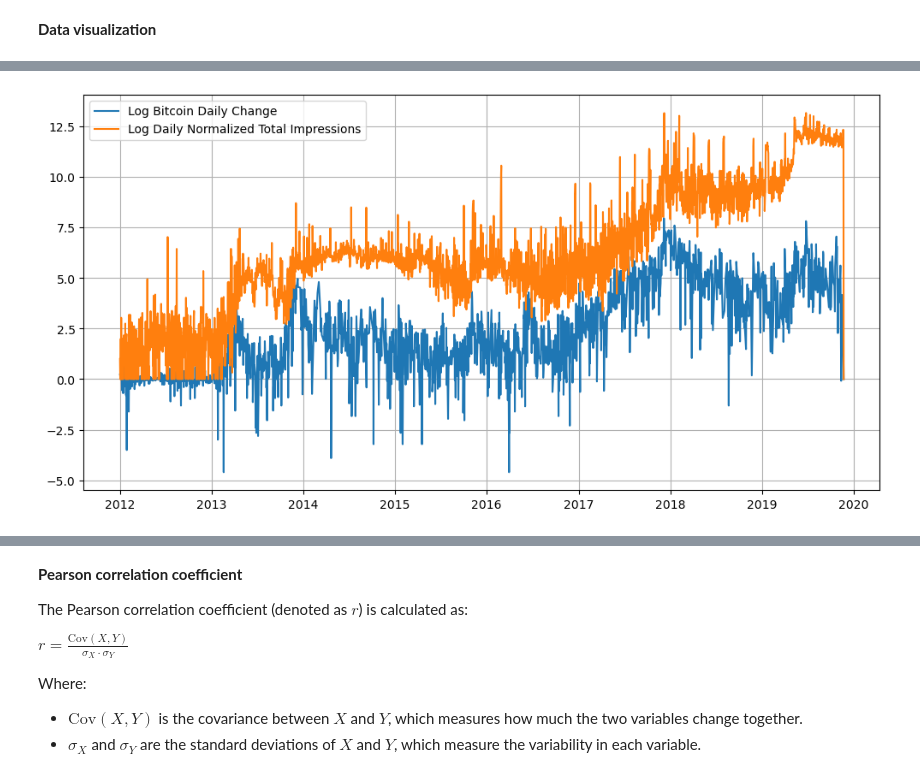
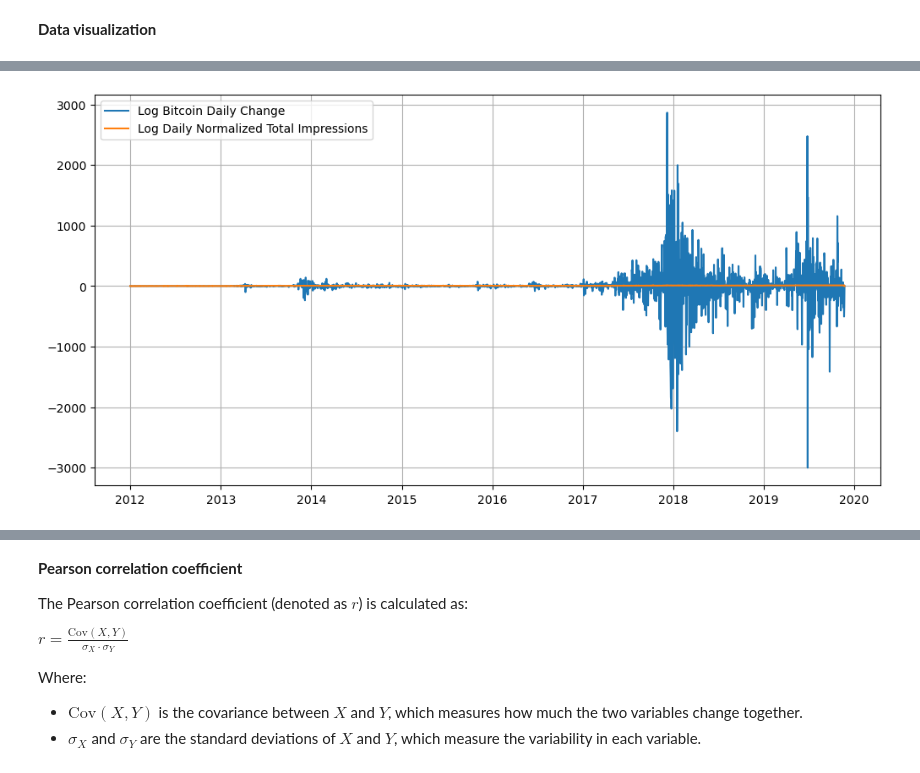
Before and after one commit to finn-prins/Scientific-Data-Analysis-Project, a Jupyter notebook: team_11.ipynb, the cells around one changed output, grey strips where cells are left out. Drawn from its saved outputs; the diff is of its cells as text; code cells hidden in the pictures.

```diff
--- a/team_11.ipynb
+++ b/team_11.ipynb
@@ -111,18 +109,29 @@ impressions = tweet.groupby('date').agg(
     replies=('replies', 'sum'),  # Sum of replies per day
     retweets=('retweets', 'sum'),  # Sum of retweets per day
 ).reset_index()
-# Calculate average likes, replies and retweets
+
+# Calculate average likes, replies, and retweets
 avg_likes = tweet['likes'].mean()
 avg_replies = tweet['replies'].mean()
 avg_retweets = tweet['retweets'].mean()
-# Print average likes, replies and retweets
+
+# Print average likes, replies, and retweets
 print(f"Average likes: {avg_likes}")
 print(f"Average replies: {avg_replies}")
 print(f"Average retweets: {avg_retweets}")
+
 # Add normalized total impressions
 impressions['total'] = 1 / avg_likes * impressions['likes'] + \
-                             1 / avg_replies * impressions['replies'] + \
-                             1 / avg_retweets * impressions['retweets']
+                       1 / avg_replies * impressions['replies'] + \
+                       1 / avg_retweets * impressions['retweets']
+
+tweet['sentiment'] = (tweet['likes'] / avg_likes +
+                      tweet['replies'] / avg_replies +
+                      tweet['retweets'] / avg_retweets) * tweet['sentiment']
+
+# Group sentiment by date and assign to impressions
+impressions['sentiment'] = tweet.groupby('date')['sentiment'].sum().values
+
 
 print(f"Length: {len(impressions)}")
 print(impressions.head())
@@ -230,6 +241,7 @@ def vader_sentiment(text):
 # %% [markdown]
 **Data visualization**
 # %%
+
 from statsmodels.tsa.stattools import adfuller
 
 date_range = pd.date_range(start=start_day, end=end_day)
@@ -247,63 +259,69 @@ bitcoin = bitcoin.fillna(0)
 # Adding 1 to avoid log(0) and interpolting for missing values
 log_price = np.log(bitcoin['price'] + 1).interpolate(method='linear')
 log_volume = np.log(bitcoin['volume'] + 1).interpolate(method='linear')
-log_change = np.log(bitcoin['change'] + 1).interpolate(method='linear')
 log_impressions = np.log(impressions['total'] + 1).interpolate(method='linear')
+log_sentiment = np.log(impressions['sentiment'] + 1).interpolate(method='linear')
 
 adf_price = adfuller(log_price)
 adf_volume = adfuller(log_volume)
-adf_change = adfuller(log_change)
+adf_change = adfuller(bitcoin['change'])
 adf_impressions = adfuller(log_impressions)
+adf_sentiment = adfuller(log_sentiment)
 
 print(f"Price ADF: {adf_price[0]}, cutoff: {adf_price[4]}")
 print(f"Volume ADF: {adf_volume[0]}, cutoff: {adf_volume[4]}")
 print(f"Change ADF: {adf_change[0]}, cutoff: {adf_change[4]}")
 print(f"Impressions ADF: {adf_impressions[0]}, cutoff: {adf_impressions[4]}")
+print(f"Sentiment ADF: {adf_sentiment[0]}, cutoff: {adf_sentiment[4]}")
 
 
+# Log Bitcoin price vs log total impressions
+plt.figure(figsize=(12, 6))
+plt.plot(date_range, log_impressions, label='Log Daily Normalized Total Impressions', color='#ff7f0e')
+plt.plot(date_range, log_price, label='Log Bitcoin Daily Price', color='#1f77b4')
+plt.legend()
+plt.grid(True)
+plt.show()
 
+# Log Bitcoin volume vs log total impressions
+plt.figure(figsize=(12, 6))
+plt.plot(date_range, log_impressions, label='Log Daily Normalized Total Impressions', color='#ff7f0e')
+plt.plot(date_range, log_volume, label='Log Bitcoin Daily Volume', color='#1f77b4')
+plt.legend()
+plt.grid(True)
+plt.show()
 
-# plt.figure(figsize=(12, 6))
-# plt.plot(bitcoin['date'], bitcoin['price'], label='Bitcoin Daily Price')
-# plt.plot(impressions['date'], impressions['total'], label='Daily Normalized Total Impressions')
-# plt.legend()
-# plt.grid(True)
-# plt.show()
-
+# Bitcoin change vs log total impressions
 plt.figure(figsize=(12, 6))
-plt.plot(bitcoin['date'], log_price, label='Log Bitcoin Daily Price')
-plt.plot(impressions['date'], log_impressions, label='Log Daily Normalized Total Impressions')
+plt.plot(date_range, bitcoin['change'], label='Log Bitcoin Daily Change', color='#1f77b4')
+plt.plot(date_range, log_impressions, label='Log Daily Normalized Total Impressions', color='#ff7f0e')
 plt.legend()
 plt.grid(True)
 plt.show()
 
 
-# plt.figure(figsize=(12, 6))
-# plt.plot(bitcoin['date'], bitcoin['volume'], label='Bitcoin Daily Price')
-# plt.plot(impressions['date'], impressions['total'], label='Daily Normalized Total Impressions')
-# plt.legend()
-# plt.grid(True)
-# plt.show()
 
+# Log Bitcoin price vs log sentiment magnitude
 plt.figure(figsize=(12, 6))
-plt.plot(bitcoin['date'], log_volume, label='Log Bitcoin Daily Volume')
-plt.plot(impressions['date'], log_impressions, label='Log Daily Normalized Total Impressions')
+plt.plot(date_range, log_sentiment, label='Log Daily Normalized Total Impressions', color='#ff7f0e')
+plt.plot(date_range, log_price, label='Log Bitcoin Daily Price', color='#1f77b4')
 plt.legend()
 plt.grid(True)
 plt.show()
 
-
-# plt.figure(figsize=(12, 6))
-# plt.plot(bitcoin['date'], bitcoin['change'], label='Bitcoin Daily Price')
-# plt.plot(impressions['date'], impressions['total'], label='Daily Normalized Total Impressions')
-# plt.legend()
-# plt.grid(True)
-# plt.show()
-
+# Log Bitcoin volume vs log sentiment magnitude
 plt.figure(figsize=(12, 6))
-plt.plot(bitcoin['date'], log_change, label='Log Bitcoin Daily Change')
-plt.plot(impressions['date'], log_impressions, label='Log Daily Normalized Total Impressions')
+plt.plot(date_range, log_sentiment, label='Log Daily Normalized Total Impressions', color='#ff7f0e')
+plt.plot(date_range, log_volume, label='Log Bitcoin Daily Volume', color='#1f77b4')
 plt.legend()
 plt.grid(True)
 plt.show()
+
+# Bitcoin change vs log sentiment magnitude
+plt.figure(figsize=(12, 6))
+plt.plot(date_range, bitcoin['change'], label='Log Bitcoin Daily Change', color='#1f77b4')
+plt.plot(date_range, log_sentiment, label='Log Daily Normalized Total Impressions', color='#ff7f0e')
+plt.legend()
+plt.grid(True)
+plt.show()
 # %% [output]
@@ -316 +335 @@ Impressions ADF: -1.36243962484736
-[figure, old version]
+[figure, new version]
```
Also changed, not shown: parts of 22 cells of this notebook.
